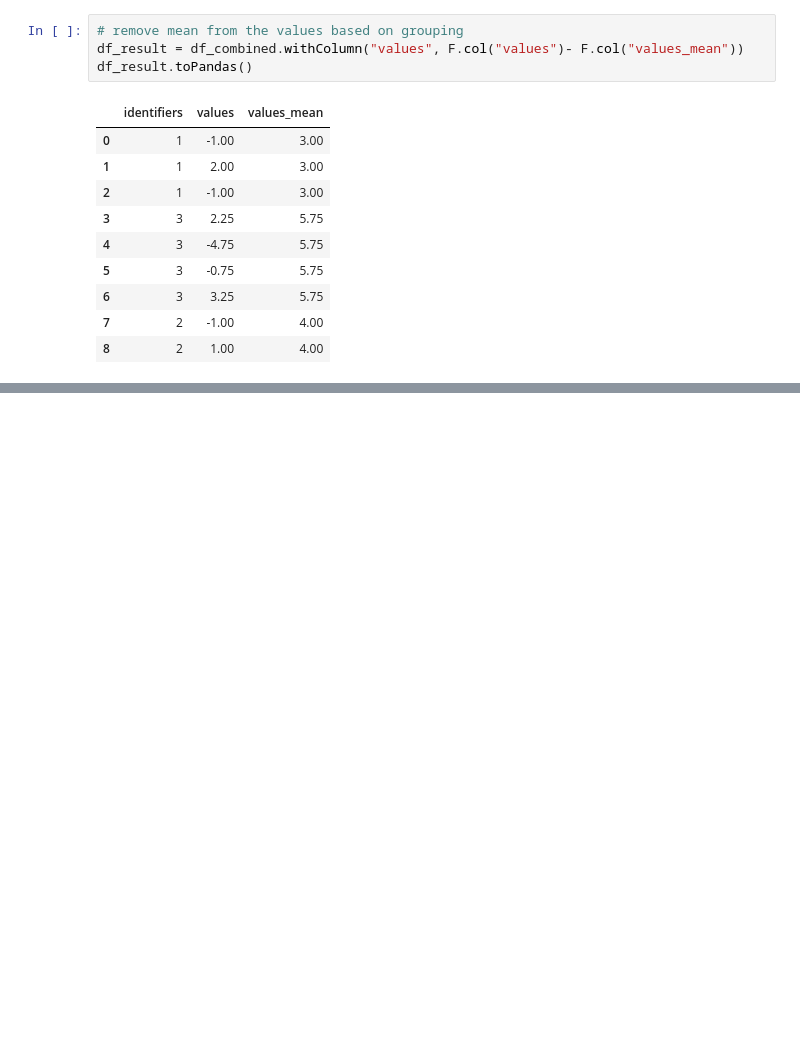
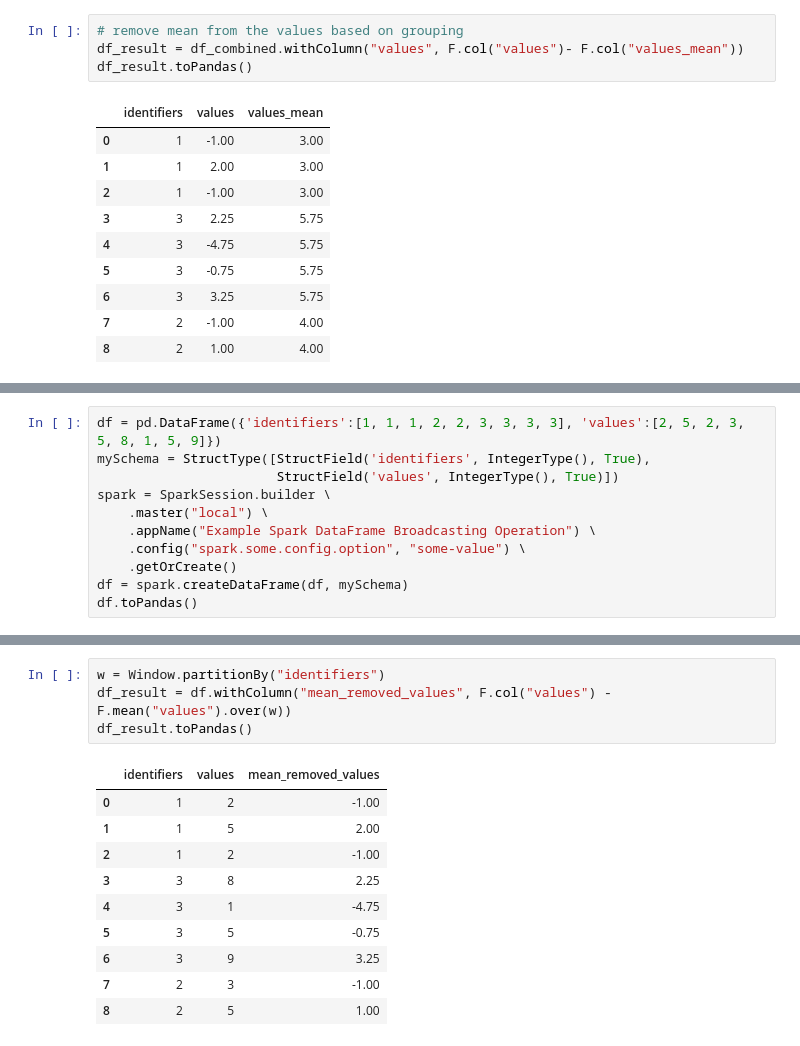
Before and after one commit to sapphire008/Python, a Jupyter notebook: example/Broadcasting Operation in Pandas and Spark DataFrame.ipynb, the cells around one changed output, grey strips where cells are left out. Drawn from its saved outputs; the diff is of its cells as text; blank space fills up the shorter version.

Commit message:
updated example

```diff
--- a/example/Broadcasting Operation in Pandas and Spark DataFrame.ipynb
+++ b/example/Broadcasting Operation in Pandas and Spark DataFrame.ipynb
@@ -126,0 +186,11 @@ df_result.toPandas()
+# %%
+df = pd.DataFrame({'identifiers':[1, 1, 1, 2, 2, 3, 3, 3, 3], 'values':[2, 5, 2, 3, 5, 8, 1, 5, 9]})
+mySchema = StructType([StructField('identifiers', IntegerType(), True),
+                       StructField('values', IntegerType(), True)])
+spark = SparkSession.builder \
+    .master("local") \
+    .appName("Example Spark DataFrame Broadcasting Operation") \
+    .config("spark.some.config.option", "some-value") \
+    .getOrCreate()
+df = spark.createDataFrame(df, mySchema)
+df.toPandas()
@@ -126,0 +208,15 @@ df_result.toPandas()
+# %%
+w = Window.partitionBy("identifiers")
+df_result = df.withColumn("mean_removed_values", F.col("values") - F.mean("values").over(w))
+df_result.toPandas()
+# %% [output]
+|  | identifiers | values | mean_removed_values |
+| 0 | 1 | 2 | -1.00 |
+| 1 | 1 | 5 | 2.00 |
+| 2 | 1 | 2 | -1.00 |
+| 3 | 3 | 8 | 2.25 |
+| 4 | 3 | 1 | -4.75 |
+| 5 | 3 | 5 | -0.75 |
+| 6 | 3 | 9 | 3.25 |
+| 7 | 2 | 3 | -1.00 |
+| 8 | 2 | 5 | 1.00 |
```
Also changed, not shown: parts of 8 cells of this notebook.
